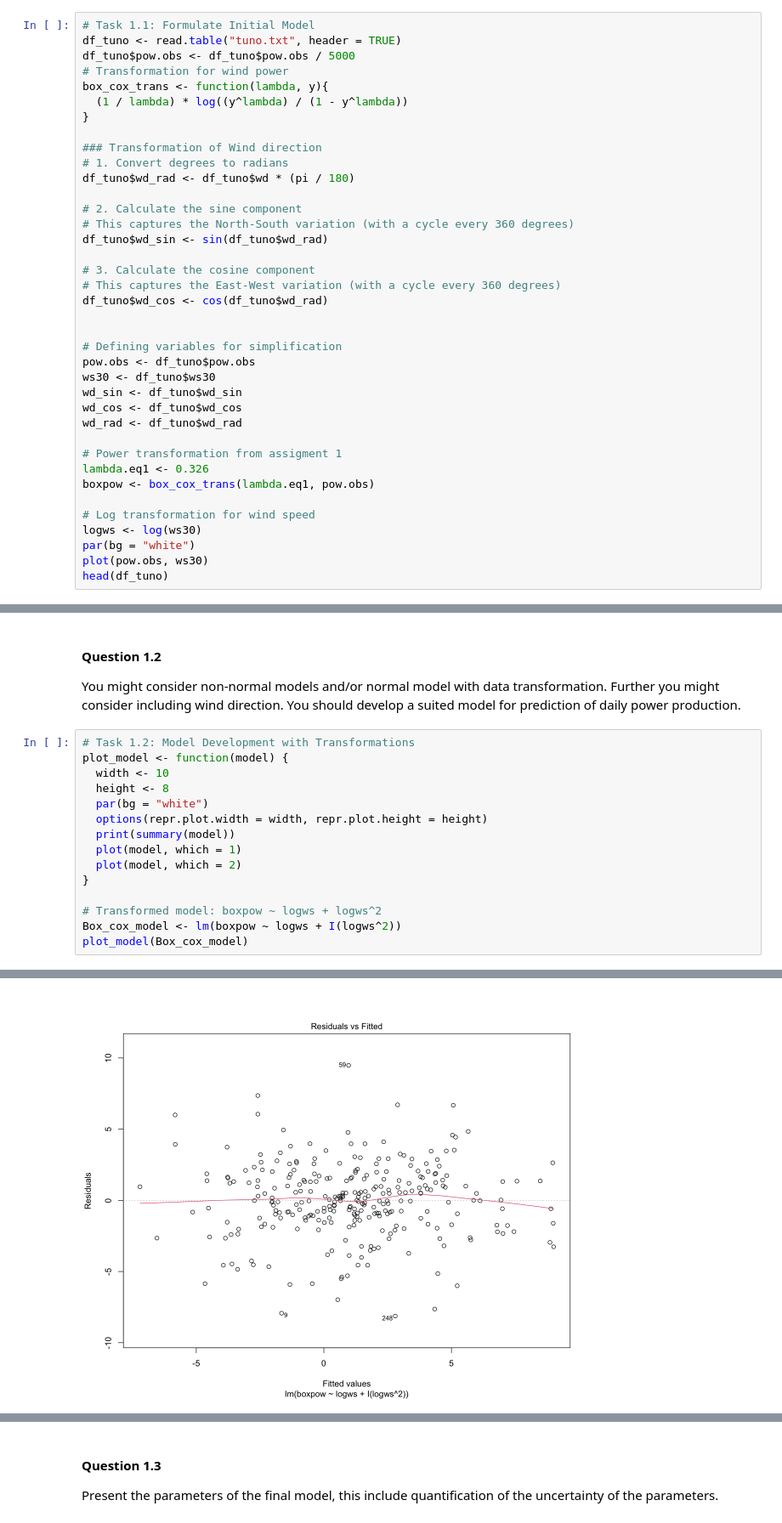
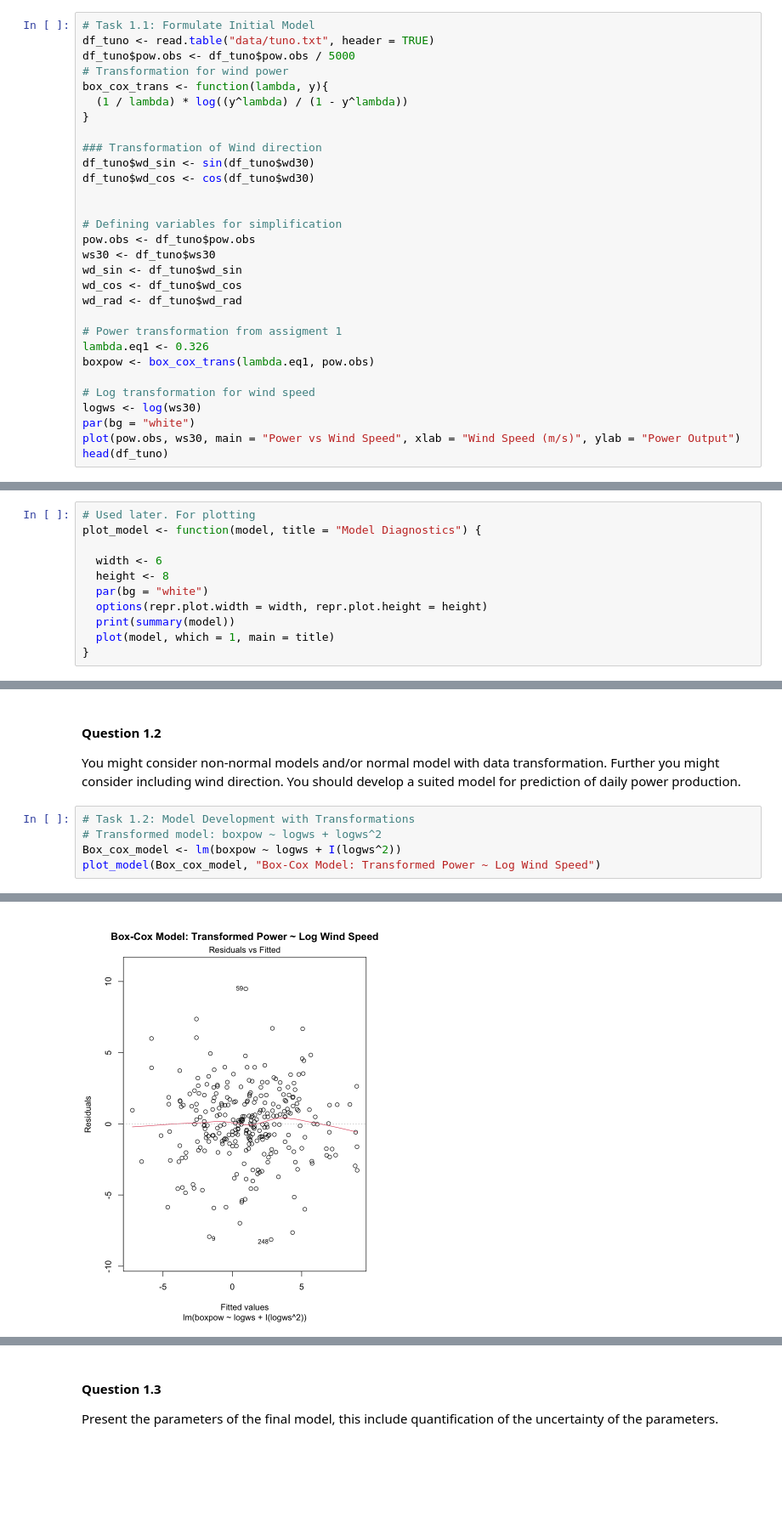
Before and after one commit to vietnhprivat/StatModProjects, a Jupyter notebook: src/Project1.ipynb, the cells around one changed output, grey strips where cells are left out. Shown at 85% size. Drawn from its saved outputs; the diff is of its cells as text; blank space fills up the shorter version.

```diff
--- a/src/Project1.ipynb
+++ b/src/Project1.ipynb
@@ -15,7 +15,7 @@ In this project you will analyze a dataset from Tunø Knob wind power plant. Win
 (2) Wind-Speed <- log.transformation()
 # %%
 # Task 1.1: Formulate Initial Model
-df_tuno <- read.table("tuno.txt", header = TRUE)
+df_tuno <- read.table("data/tuno.txt", header = TRUE)
 df_tuno$pow.obs <- df_tuno$pow.obs / 5000
 # Transformation for wind power
 box_cox_trans <- function(lambda, y){
@@ -23,16 +23,8 @@ box_cox_trans <- function(lambda, y){
 }
 
 ### Transformation of Wind direction
-# 1. Convert degrees to radians
-df_tuno$wd_rad <- df_tuno$wd * (pi / 180)
-
-# 2. Calculate the sine component
-# This captures the North-South variation (with a cycle every 360 degrees)
-df_tuno$wd_sin <- sin(df_tuno$wd_rad)
-
-# 3. Calculate the cosine component
-# This captures the East-West variation (with a cycle every 360 degrees)
-df_tuno$wd_cos <- cos(df_tuno$wd_rad)
+df_tuno$wd_sin <- sin(df_tuno$wd30)
+df_tuno$wd_cos <- cos(df_tuno$wd30)
 
 
 # Defining variables for simplification
@@ -49,6 +41,6 @@ boxpow <- box_cox_trans(lambda.eq1, pow.obs)
 # Log transformation for wind speed
 logws <- log(ws30)
 par(bg = "white")
-plot(pow.obs, ws30)
+plot(pow.obs, ws30, main = "Power vs Wind Speed", xlab = "Wind Speed (m/s)", ylab = "Power Output")
 head(df_tuno)
 # %% [output]
@@ -70,4 +62,15 @@ plot(boxpow, logws)
 # %% [markdown]
 ### Base model
+# %%
+# Used later. For plotting
+plot_model <- function(model, title = "Model Diagnostics") {
+
+  width <- 6
+  height <- 8
+  par(bg = "white")
+  options(repr.plot.width = width, repr.plot.height = height)
+  print(summary(model))
+  plot(model, which = 1, main = title)
+}
 # %%
 # Base model: pow.obs ~ ws30 + ws30^2
@@ -106,36 +101,26 @@ F-statistic: 204.6 on 2 and 285 DF,  p-value: < 2.2e-16
 You might consider non-normal models and/or normal model with data transformation. Further you might consider including wind direction. You should develop a suited model for prediction of daily power production.
 # %%
 # Task 1.2: Model Development with Transformations
-plot_model <- function(model) {
-  width <- 10
-  height <- 8
-  par(bg = "white")
-  options(repr.plot.width = width, repr.plot.height = height)
-  print(summary(model))
-  plot(model, which = 1)
-  plot(model, which = 2)
-}
-
 # Transformed model: boxpow ~ logws + logws^2
 Box_cox_model <- lm(boxpow ~ logws + I(logws^2))
-plot_model(Box_cox_model)
+plot_model(Box_cox_model, "Box-Cox Model: Transformed Power ~ Log Wind Speed")
 # %% [output]
 Call:
 lm(formula = boxpow ~ logws + I(logws^2))
 
 Residuals:
     Min      1Q  Median      3Q     Max
 -8.1295 -1.2918  0.0097  1.5459  9.4840
 
 Coefficients:
             Estimate Std. Error t value Pr(>|t|)
 (Intercept)  -7.4715     1.4869  -5.025 8.91e-07 ***
 logws         1.9162     1.5008   1.277  0.20272
 I(logws^2)    0.9964     0.3735   2.667  0.00808 **
 ---
 Signif. codes:  0 '***' 0.001 '**' 0.01 '*' 0.05 '.' 0.1 ' ' 1
 
 Residual standard error: 2.605 on 285 degrees of freedom
 Multiple R-squared:  0.5809,    Adjusted R-squared:  0.5779
 F-statistic: 197.5 on 2 and 285 DF,  p-value: < 2.2e-16
-[figure, old version]
+[figure, new version]
```
Also changed, not shown: parts of 11 cells of this notebook, 25 other files.
